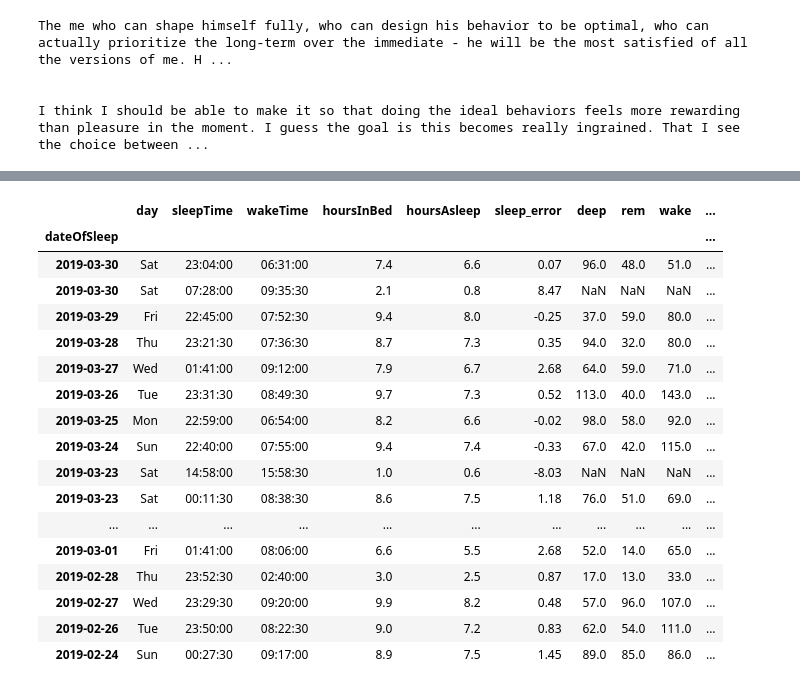
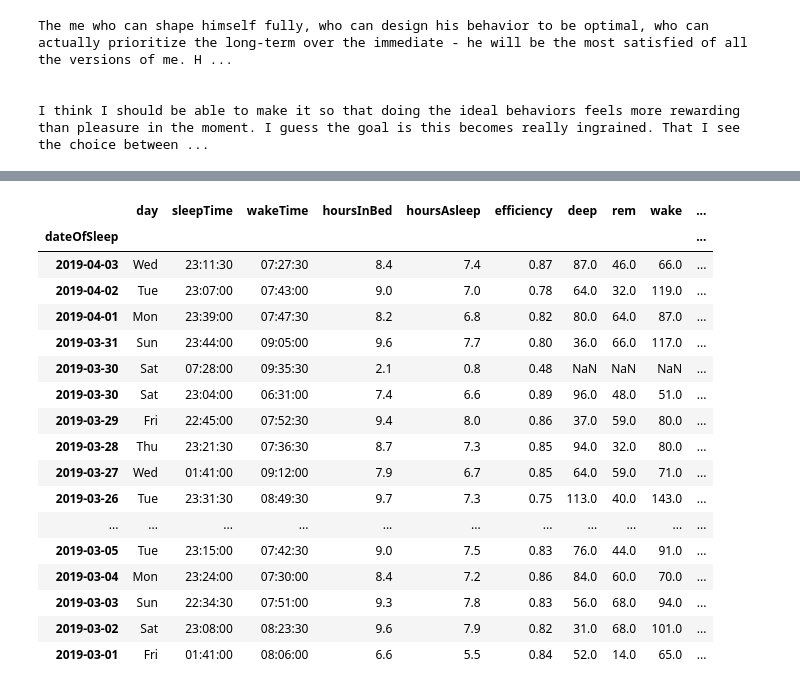
Before and after one commit to darkruby501/RubyQS, a Jupyter notebook: sleep_report.ipynb, the cells around one changed output, grey strips where cells are left out. Drawn from its saved outputs; the diff is of its cells as text; code cells hidden in the pictures.

```diff
--- a/sleep_report.ipynb
+++ b/sleep_report.ipynb
@@ -136,6 +136,7 @@ def data2dd(data):
     dd['sleepTime'] = dd['sleepTime'].dt.time
     dd['endTime'] = dd['endTime'].dt.time
     dd['wakeTime'] = dd['wakeTime'].dt.time
+    dd['efficiency'] = (dd['minutesAsleep']/dd[['minutesAsleep', 'minutesAwake']].sum(axis=1)).round(2)
     dd['day'] = dd.index.to_series().dt.weekday_name.str[0:3]
     return dd
 
@@ -357,26 +368,26 @@ sleep_report_plots(df, 30)
 # %%
 # sleep_report_plots(df, 360)
 # %%
-data2dd(df).sort_index(ascending=False)[['day', 'sleepTime', 'wakeTime', 'hoursInBed', 'hoursAsleep', 'sleep_error', 'deep', 'rem', 'wake', 'awake', 'nap']].head(35)
+data2dd(df).sort_index(ascending=False)[['day', 'sleepTime', 'wakeTime', 'hoursInBed', 'hoursAsleep', 'efficiency', 'deep', 'rem', 'wake', 'awake', 'nap']].head(35)
 # %% [output]
-|  | day | sleepTime | wakeTime | hoursInBed | hoursAsleep | sleep_error | deep | rem | wake | ... |
+|  | day | sleepTime | wakeTime | hoursInBed | hoursAsleep | efficiency | deep | rem | wake | ... |
 | dateOfSleep |  |  |  |  |  |  |  |  |  | ... |
-| 2019-03-30 | Sat | 23:04:00 | 06:31:00 | 7.4 | 6.6 | 0.07 | 96.0 | 48.0 | 51.0 | ... |
-| 2019-03-30 | Sat | 07:28:00 | 09:35:30 | 2.1 | 0.8 | 8.47 | NaN | NaN | NaN | ... |
-| 2019-03-29 | Fri | 22:45:00 | 07:52:30 | 9.4 | 8.0 | -0.25 | 37.0 | 59.0 | 80.0 | ... |
-| 2019-03-28 | Thu | 23:21:30 | 07:36:30 | 8.7 | 7.3 | 0.35 | 94.0 | 32.0 | 80.0 | ... |
-| 2019-03-27 | Wed | 01:41:00 | 09:12:00 | 7.9 | 6.7 | 2.68 | 64.0 | 59.0 | 71.0 | ... |
-| 2019-03-26 | Tue | 23:31:30 | 08:49:30 | 9.7 | 7.3 | 0.52 | 113.0 | 40.0 | 143.0 | ... |
-| 2019-03-25 | Mon | 22:59:00 | 06:54:00 | 8.2 | 6.6 | -0.02 | 98.0 | 58.0 | 92.0 | ... |
-| 2019-03-24 | Sun | 22:40:00 | 07:55:00 | 9.4 | 7.4 | -0.33 | 67.0 | 42.0 | 115.0 | ... |
-| 2019-03-23 | Sat | 14:58:00 | 15:58:30 | 1.0 | 0.6 | -8.03 | NaN | NaN | NaN | ... |
-| 2019-03-23 | Sat | 00:11:30 | 08:38:30 | 8.6 | 7.5 | 1.18 | 76.0 | 51.0 | 69.0 | ... |
+| 2019-04-03 | Wed | 23:11:30 | 07:27:30 | 8.4 | 7.4 | 0.87 | 87.0 | 46.0 | 66.0 | ... |
+| 2019-04-02 | Tue | 23:07:00 | 07:43:00 | 9.0 | 7.0 | 0.78 | 64.0 | 32.0 | 119.0 | ... |
+| 2019-04-01 | Mon | 23:39:00 | 07:47:30 | 8.2 | 6.8 | 0.82 | 80.0 | 64.0 | 87.0 | ... |
+| 2019-03-31 | Sun | 23:44:00 | 09:05:00 | 9.6 | 7.7 | 0.80 | 36.0 | 66.0 | 117.0 | ... |
+| 2019-03-30 | Sat | 07:28:00 | 09:35:30 | 2.1 | 0.8 | 0.48 | NaN | NaN | NaN | ... |
+| 2019-03-30 | Sat | 23:04:00 | 06:31:00 | 7.4 | 6.6 | 0.89 | 96.0 | 48.0 | 51.0 | ... |
+| 2019-03-29 | Fri | 22:45:00 | 07:52:30 | 9.4 | 8.0 | 0.86 | 37.0 | 59.0 | 80.0 | ... |
+| 2019-03-28 | Thu | 23:21:30 | 07:36:30 | 8.7 | 7.3 | 0.85 | 94.0 | 32.0 | 80.0 | ... |
+| 2019-03-27 | Wed | 01:41:00 | 09:12:00 | 7.9 | 6.7 | 0.85 | 64.0 | 59.0 | 71.0 | ... |
+| 2019-03-26 | Tue | 23:31:30 | 08:49:30 | 9.7 | 7.3 | 0.75 | 113.0 | 40.0 | 143.0 | ... |
 | ... | ... | ... | ... | ... | ... | ... | ... | ... | ... | ... |
-| 2019-03-01 | Fri | 01:41:00 | 08:06:00 | 6.6 | 5.5 | 2.68 | 52.0 | 14.0 | 65.0 | ... |
-| 2019-02-28 | Thu | 23:52:30 | 02:40:00 | 3.0 | 2.5 | 0.87 | 17.0 | 13.0 | 33.0 | ... |
-| 2019-02-27 | Wed | 23:29:30 | 09:20:00 | 9.9 | 8.2 | 0.48 | 57.0 | 96.0 | 107.0 | ... |
-| 2019-02-26 | Tue | 23:50:00 | 08:22:30 | 9.0 | 7.2 | 0.83 | 62.0 | 54.0 | 111.0 | ... |
-| 2019-02-24 | Sun | 00:27:30 | 09:17:00 | 8.9 | 7.5 | 1.45 | 89.0 | 85.0 | 86.0 | ... |
+| 2019-03-05 | Tue | 23:15:00 | 07:42:30 | 9.0 | 7.5 | 0.83 | 76.0 | 44.0 | 91.0 | ... |
+| 2019-03-04 | Mon | 23:24:00 | 07:30:00 | 8.4 | 7.2 | 0.86 | 84.0 | 60.0 | 70.0 | ... |
+| 2019-03-03 | Sun | 22:34:30 | 07:51:00 | 9.3 | 7.8 | 0.83 | 56.0 | 68.0 | 94.0 | ... |
+| 2019-03-02 | Sat | 23:08:00 | 08:23:30 | 9.6 | 7.9 | 0.82 | 31.0 | 68.0 | 101.0 | ... |
+| 2019-03-01 | Fri | 01:41:00 | 08:06:00 | 6.6 | 5.5 | 0.84 | 52.0 | 14.0 | 65.0 | ... |
 # %%
 # plt.figure(figsize=(9, 5))
 # ax = plt.gca()
```
Also changed, not shown: parts of 4 cells of this notebook.
